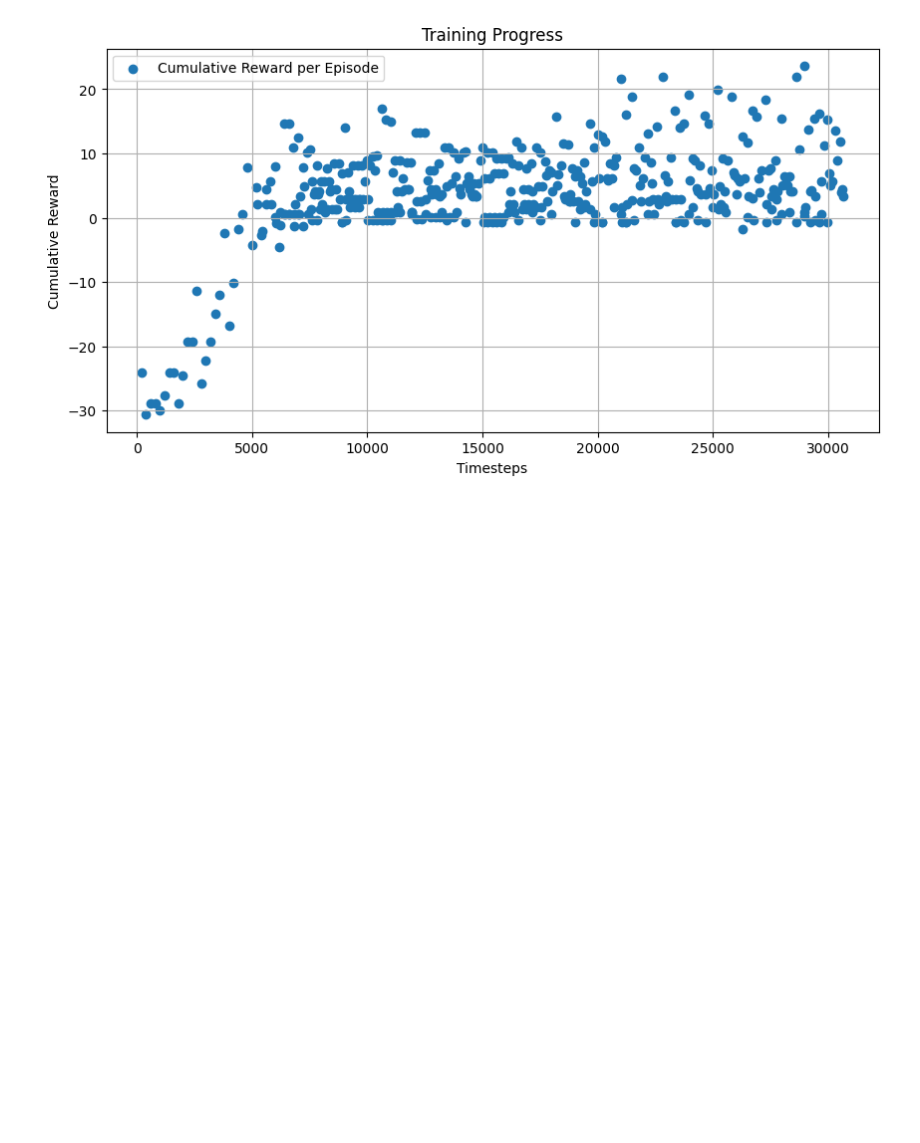
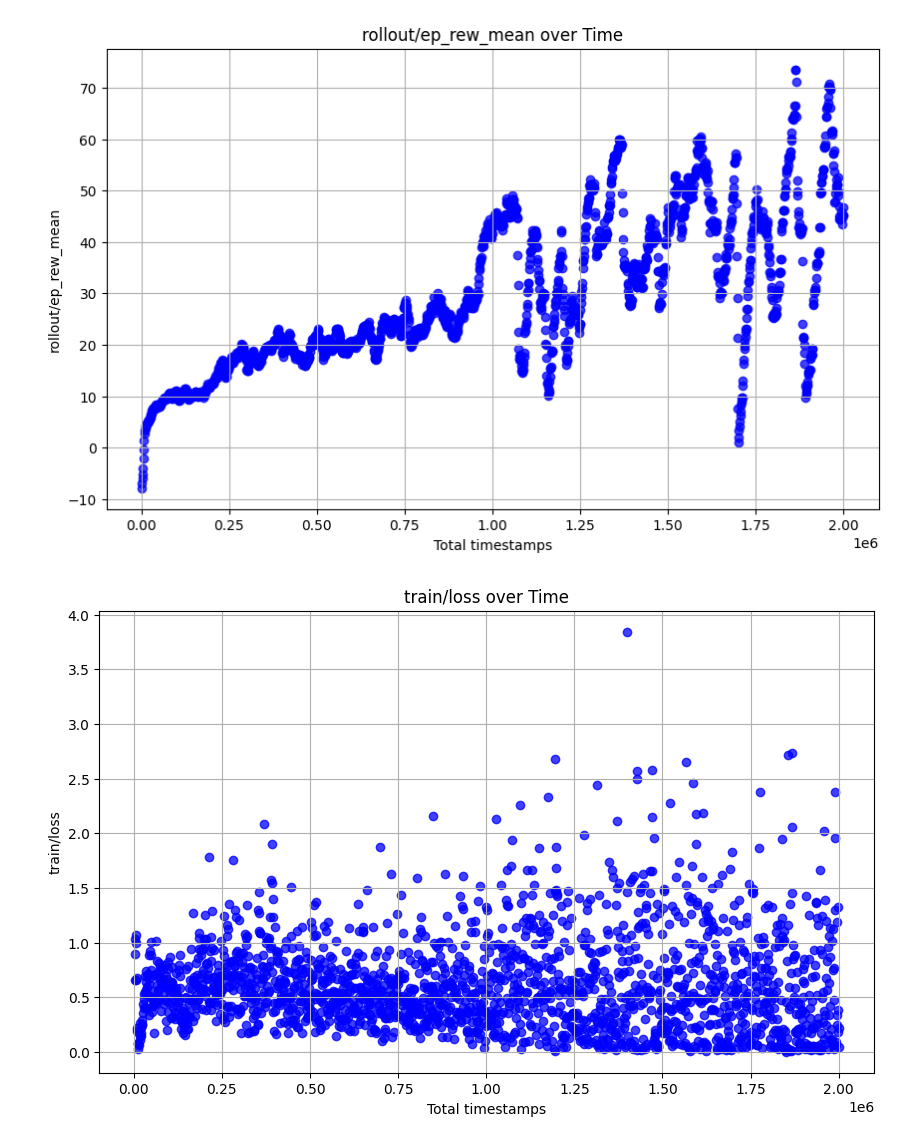
Before and after one commit to TobiasLudwig02/RLFlappyBird, a Jupyter notebook: show_logs.ipynb, the cells around one changed output. Saved outputs shown, nothing was run; the diff lists cells and outputs as text; code cells hidden in the pictures; blank space fills up the shorter version.

```diff
--- a/show_logs.ipynb
+++ b/show_logs.ipynb
@@ -42,12 +45,19 @@ plt.show()
-# %%
-# Scatterplot der Daten
-plt.figure(figsize=(10, 5))
-plt.scatter(df['timesteps'], df['reward'], label='Cumulative Reward per Episode')
-plt.xlabel('Timesteps')
-plt.ylabel('Cumulative Reward')
-plt.title('Training Progress')
-plt.legend()
-plt.grid()
-plt.show()
-# %% [output]
-[figure, removed]
+# %%
+# Definiere die Spalten, die nicht geplottet werden sollen
+columns_to_exclude = ['time/time_elapsed', 'time/total_timesteps', 'time/fps', "time/iterations", "train/clip_range", "train/clip_fraction", "train/n_updates", "train/learning_rate", "rollout/ep_len_mean"]  # Füge hier die Spalten hinzu, die du ausschließen möchtest
+
+# Definiere die Spalten, die geplottet werden sollen
+columns_to_plot = [column for column in df.columns if column not in columns_to_exclude]
+
+# Plotte jede Metrik als Scatterplot
+for column in columns_to_plot:
+    plt.figure(figsize=(10, 6))
+    plt.scatter(df['time/total_timesteps'], df[column], alpha=0.75, color='blue')
+    plt.title(f'{column} over Time')
+    plt.xlabel('Total timestamps')
+    plt.ylabel(column)
+    plt.grid(True)
+    plt.show()
+# %% [output]
+[figure, added]
+[figure, added]
```
Also changed, not shown: parts of 3 cells of this notebook, 10 other files.
